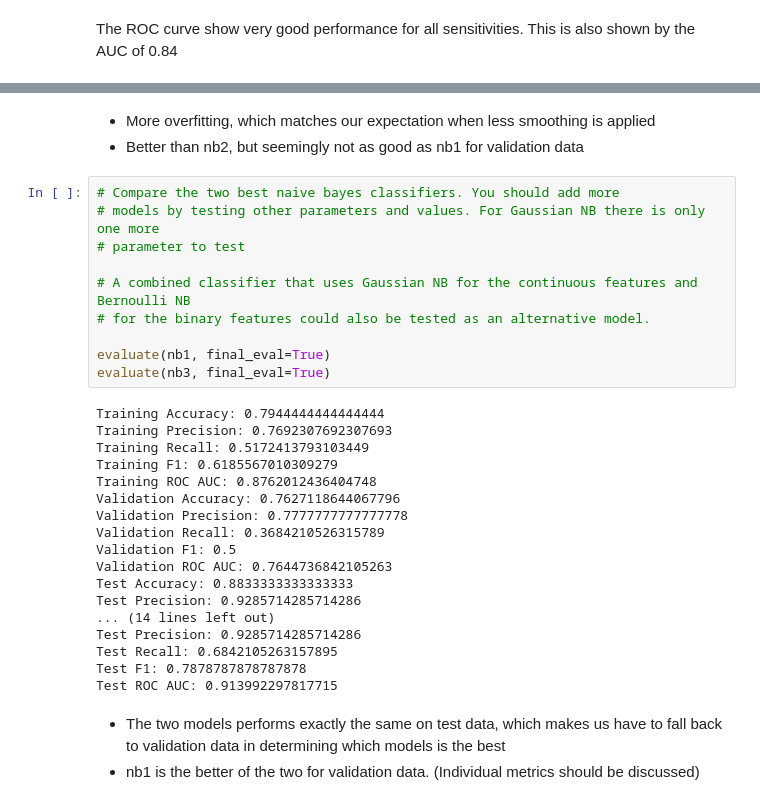
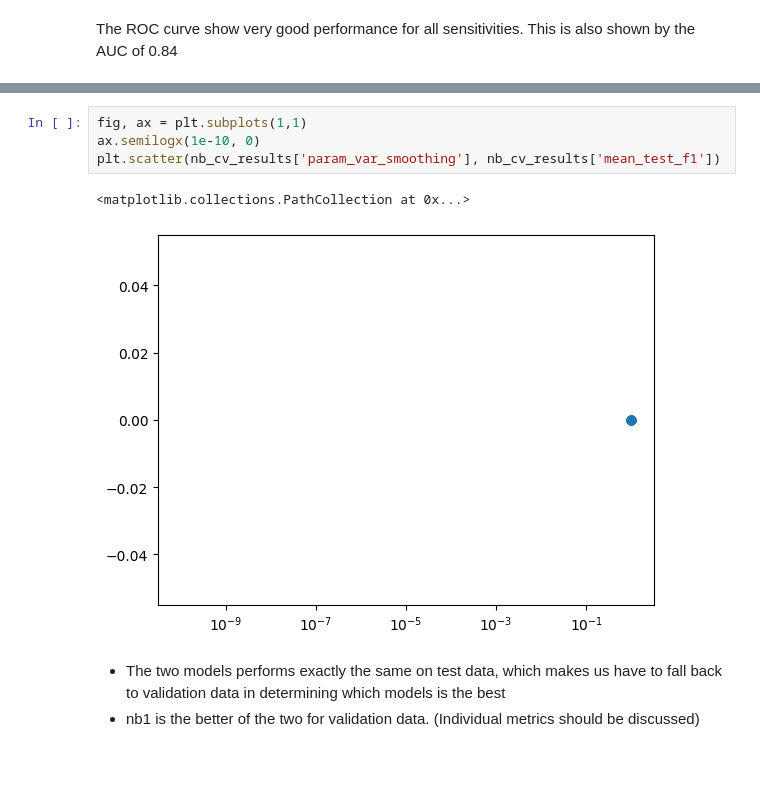
Before and after one commit to lavima/itf31519_2024, a Jupyter notebook: more_supervised_algorithmss/comparing_supportvectormachines_decisiontrees_naivebayes.ipynb, the cells around one changed output, grey strips where cells are left out. Drawn from its saved outputs; the diff is of its cells as text; blank space fills up the shorter version.

```diff
--- a/more_supervised_algorithmss/comparing_supportvectormachines_decisiontrees_naivebayes.ipynb
+++ b/more_supervised_algorithmss/comparing_supportvectormachines_decisiontrees_naivebayes.ipynb
@@ -277,34 +220,10 @@ Validation ROC AUC: 0.8052631578947368
-# %% [markdown]
-* More overfitting, which matches our expectation when less smoothing is applied
-* Better than nb2, but seemingly not as good as nb1 for validation data
-# %%
-# Compare the two best naive bayes classifiers. You should add more
-# models by testing other parameters and values. For Gaussian NB there is only one more
-# parameter to test
-
-# A combined classifier that uses Gaussian NB for the continuous features and Bernoulli NB
-# for the binary features could also be tested as an alternative model.
-
-evaluate(nb1, final_eval=True)
-evaluate(nb3, final_eval=True)
-# %% [output]
-Training Accuracy: 0.7944444444444444
-Training Precision: 0.7692307692307693
-Training Recall: 0.5172413793103449
-Training F1: 0.6185567010309279
-Training ROC AUC: 0.8762012436404748
-Validation Accuracy: 0.7627118644067796
-Validation Precision: 0.7777777777777778
-Validation Recall: 0.3684210526315789
-Validation F1: 0.5
-Validation ROC AUC: 0.7644736842105263
-Test Accuracy: 0.8833333333333333
-Test Precision: 0.9285714285714286
-... (14 lines left out)
-Test Precision: 0.9285714285714286
-Test Recall: 0.6842105263157895
-Test F1: 0.7878787878787878
-Test ROC AUC: 0.913992297817715
+# %%
+fig, ax = plt.subplots(1,1)
+ax.semilogx(1e-10, 0)
+plt.scatter(nb_cv_results['param_var_smoothing'], nb_cv_results['mean_test_f1'])
+# %% [output]
+<matplotlib.collections.PathCollection at 0x...>
+[figure, added]
 # %% [markdown]
 * The two models performs exactly the same on test data, which makes us have to fall back to validation data in determining which models is the best
 * nb1 is the better of the two for validation data. (Individual metrics should be discussed)
```
Also changed, not shown: parts of 18 cells of this notebook.
